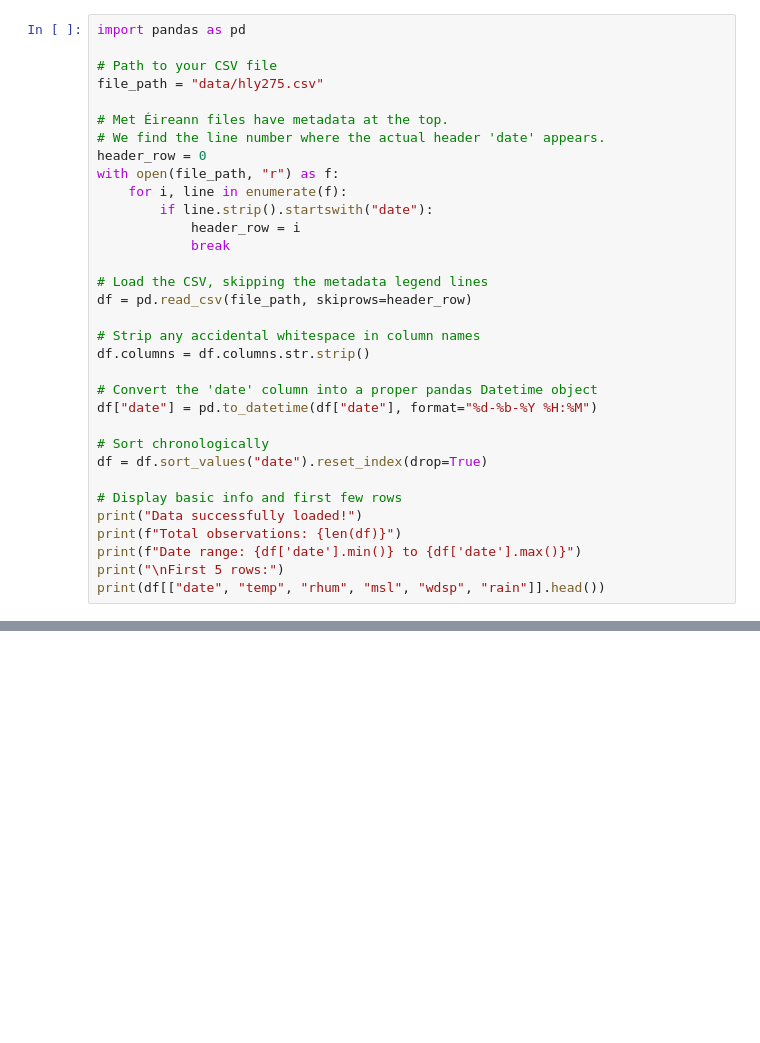
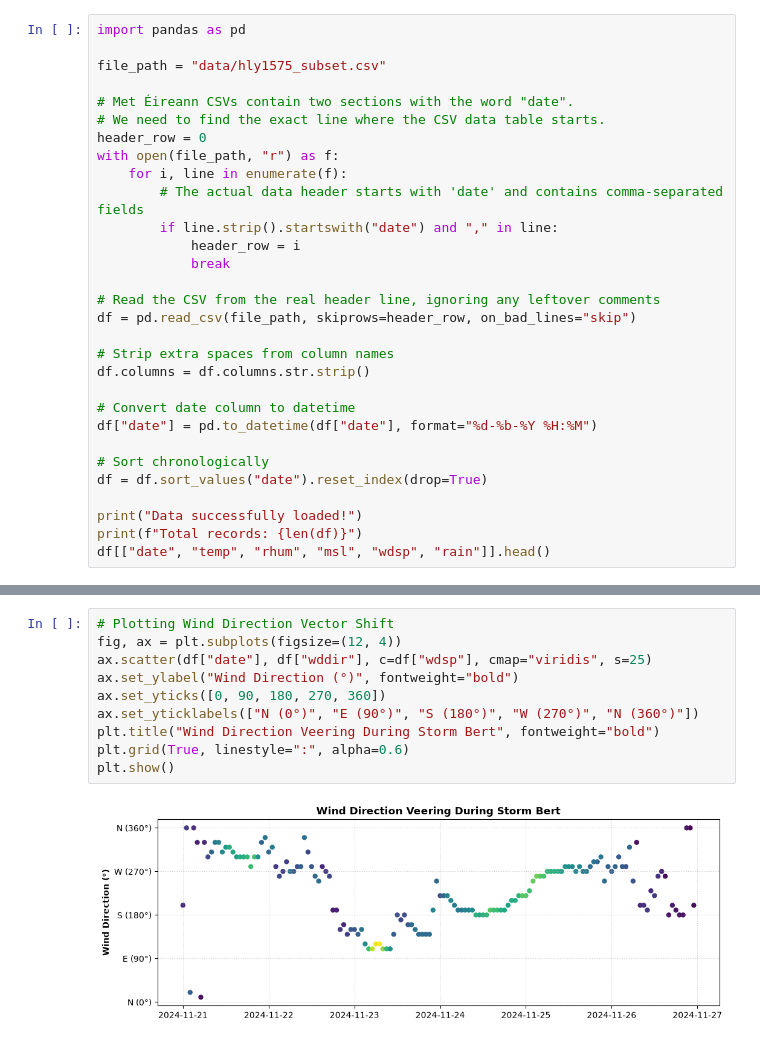
Before and after one commit to srajesh2712/pgr, a Jupyter notebook: ACM41070-Physical_Meteorology_Climate/code/analyse.ipynb, the cells around one changed output, grey strips where cells are left out. Saved outputs shown, nothing was run; the diff lists cells and outputs as text; blank space fills up the shorter version.

Commit message:
Added charts for analysis

```diff
--- a/ACM41070-Physical_Meteorology_Climate/code/analyse.ipynb
+++ b/ACM41070-Physical_Meteorology_Climate/code/analyse.ipynb
@@ -1,34 +1,31 @@
 # %%
 import pandas as pd
 
-# Path to your CSV file
-file_path = "data/hly275.csv"
+file_path = "data/hly1575_subset.csv"
 
-# Met Éireann files have metadata at the top.
-# We find the line number where the actual header 'date' appears.
+# Met Éireann CSVs contain two sections with the word "date".
+# We need to find the exact line where the CSV data table starts.
 header_row = 0
 with open(file_path, "r") as f:
     for i, line in enumerate(f):
-        if line.strip().startswith("date"):
+        # The actual data header starts with 'date' and contains comma-separated fields
+        if line.strip().startswith("date") and "," in line:
             header_row = i
             break
 
-# Load the CSV, skipping the metadata legend lines
-df = pd.read_csv(file_path, skiprows=header_row)
+# Read the CSV from the real header line, ignoring any leftover comments
+df = pd.read_csv(file_path, skiprows=header_row, on_bad_lines="skip")
 
-# Strip any accidental whitespace in column names
+# Strip extra spaces from column names
 df.columns = df.columns.str.strip()
 
-# Convert the 'date' column into a proper pandas Datetime object
+# Convert date column to datetime
 df["date"] = pd.to_datetime(df["date"], format="%d-%b-%Y %H:%M")
 
 # Sort chronologically
 df = df.sort_values("date").reset_index(drop=True)
 
-# Display basic info and first few rows
 print("Data successfully loaded!")
-print(f"Total observations: {len(df)}")
-print(f"Date range: {df['date'].min()} to {df['date'].max()}")
-print("\nFirst 5 rows:")
-print(df[["date", "temp", "rhum", "msl", "wdsp", "rain"]].head())
+print(f"Total records: {len(df)}")
+df[["date", "temp", "rhum", "msl", "wdsp", "rain"]].head()
 # %% [output]
@@ -35,0 +203,12 @@ FileNotFoundError: [Errno 2] No such file or directory: 'hly275.csv'
+# %%
+# Plotting Wind Direction Vector Shift
+fig, ax = plt.subplots(figsize=(12, 4))
+ax.scatter(df["date"], df["wddir"], c=df["wdsp"], cmap="viridis", s=25)
+ax.set_ylabel("Wind Direction (°)", fontweight="bold")
+ax.set_yticks([0, 90, 180, 270, 360])
+ax.set_yticklabels(["N (0°)", "E (90°)", "S (180°)", "W (270°)", "N (360°)"])
+plt.title("Wind Direction Veering During Storm Bert", fontweight="bold")
+plt.grid(True, linestyle=":", alpha=0.6)
+plt.show()
+# %% [output]
+[figure, added]
```
Also changed, not shown: parts of 5 cells of this notebook, 3 other files.
